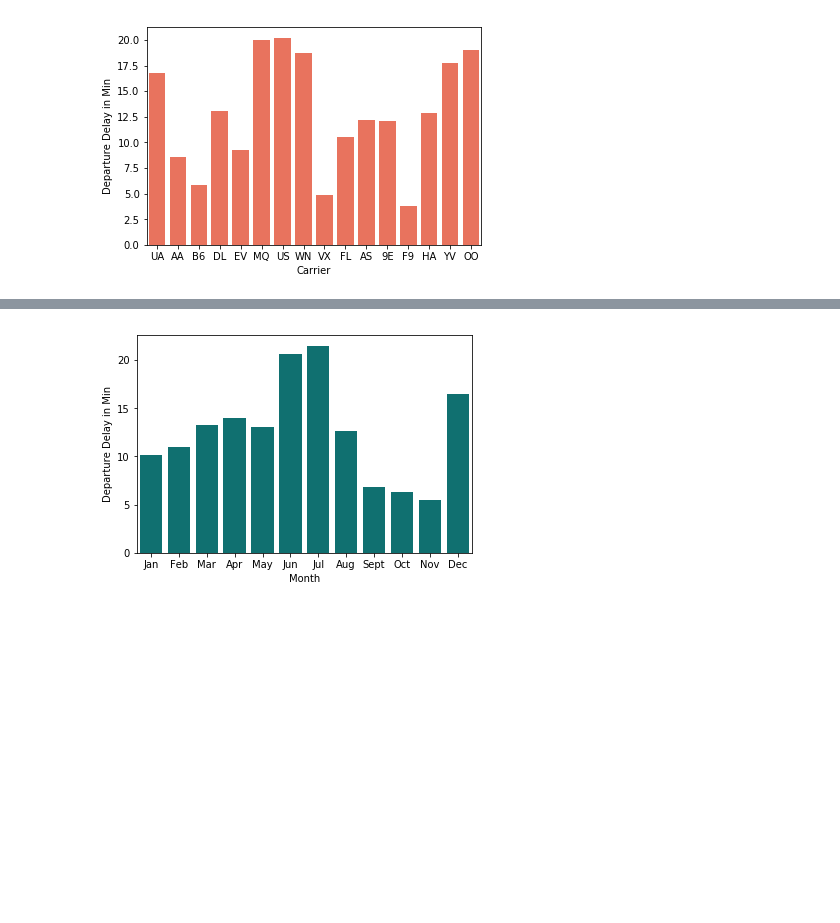
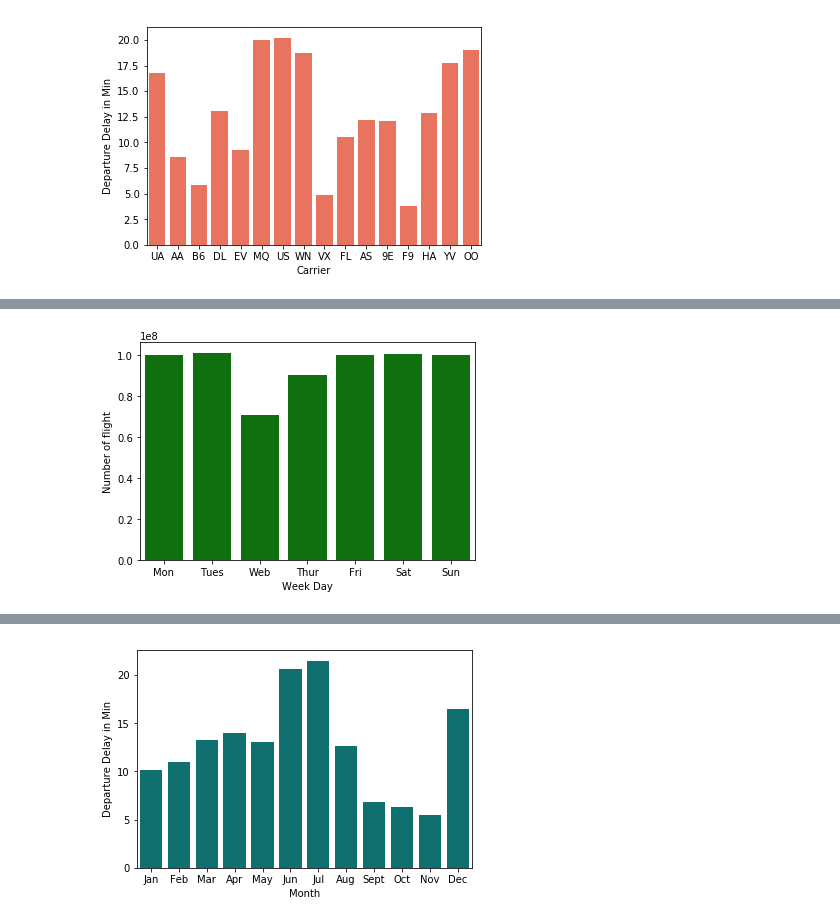
Before and after one commit to Shafin-Thiyam/Data_Science, a Jupyter notebook: 2_NYC-Flight_data/NYF_Exploration.ipynb, the cells around one changed output, grey strips where cells are left out. Drawn from its saved outputs; the diff is of its cells as text; code cells hidden in the pictures; blank space fills up the shorter version.

```diff
--- a/2_NYC-Flight_data/NYF_Exploration.ipynb
+++ b/2_NYC-Flight_data/NYF_Exploration.ipynb
@@ -408,2 +420,3 @@ plt.show()
 # %%
 Months=['Jan','Feb','Mar','Apr','May','Jun','Jul','Aug','Sept','Oct','Nov','Dec']
+weeks=['Mon','Tues','Web','Thur','Fri','Sat','Sun']
@@ -412,2 +423,4 @@ Months=['Jan','Feb','Mar','Apr','May','Jun','Jul','Aug','Sept','Oct','Nov','Dec'
 # %%
 bymonth=NYF_data.groupby('Month',as_index=False)
+# %%
+byweek=NYF_data.groupby('DayofWeek',as_index=False)
@@ -413,0 +429,2 @@ bymonth=NYF_data.groupby('Month',as_index=False)
+# %%
+Busiest_day=byweek['flight'].sum()
@@ -413,0 +437,6 @@ bymonth=NYF_data.groupby('Month',as_index=False)
+# %%
+ax=sns.barplot(weeks,Busiest_day['flight'],color='green',data=Busiest_day)
+ax.set(xlabel='Week Day', ylabel='Number of flight')
+plt.show()
+# %% [output]
+[figure, added]
```
Also changed, not shown: parts of 24 cells of this notebook, 1 other file.
